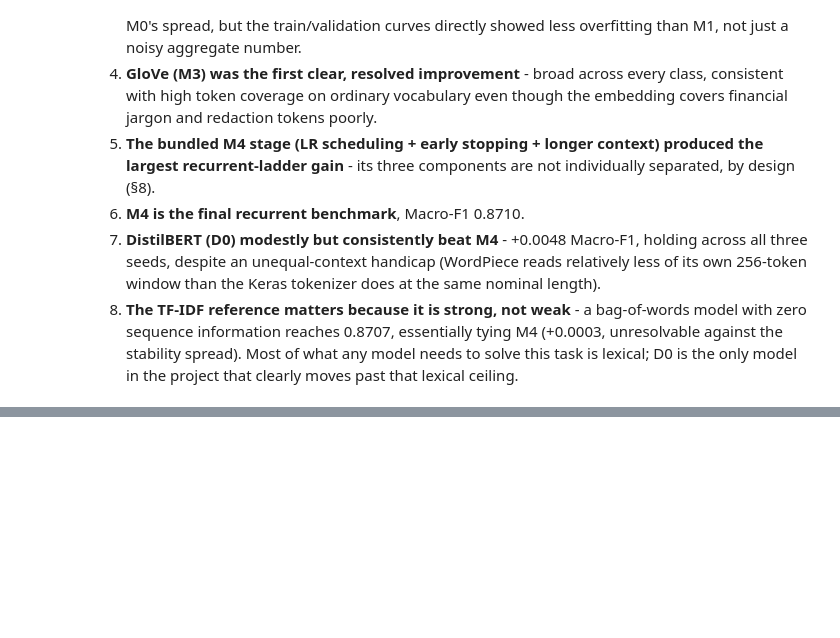
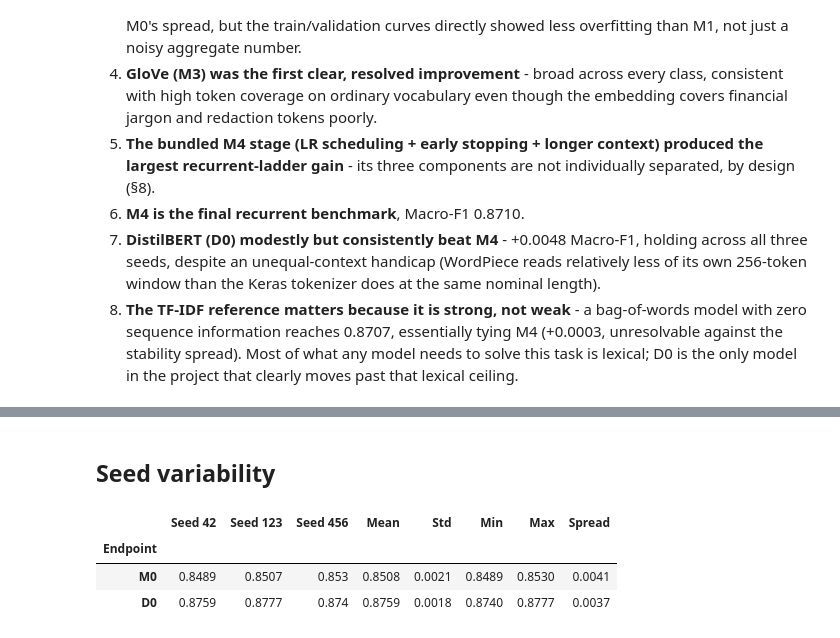
Before and after one commit to Udbhav748/fintech-complaint-classification-lstm-distilbert, a Jupyter notebook: notebooks/05_final_results.ipynb, the cells around one changed output, grey strips where cells are left out. Cells and saved outputs as stored; diff of their text form; code cells hidden in the pictures; blank space fills up the shorter version.

```diff
--- a/notebooks/05_final_results.ipynb
+++ b/notebooks/05_final_results.ipynb
@@ -326,0 +336,26 @@ and is not presented as a formal significance test.
+# %% [markdown]
+## Seed variability
+# %%
+m0_seeds = df[df["experiment"] == "M0"].sort_values("seed")
+d0_seeds = df[df["experiment"] == "D0"].sort_values("seed")
+
+m0_f1s = m0_seeds["macro_f1"].to_numpy()
+d0_f1s = d0_seeds["macro_f1"].to_numpy()
+
+m0_stats = seed_statistics(m0_f1s)
+d0_stats = seed_statistics(d0_f1s)
+
+stability_table = pd.DataFrame([
+    {"Endpoint": "M0", "Seed 42": m0_f1s[0], "Seed 123": m0_f1s[1], "Seed 456": m0_f1s[2],
+     "Mean": m0_stats["mean"], "Std": m0_stats["std"], "Min": m0_f1s.min(), "Max": m0_f1s.max(),
+     "Spread": m0_f1s.max() - m0_f1s.min()},
+    {"Endpoint": "D0", "Seed 42": d0_f1s[0], "Seed 123": d0_f1s[1], "Seed 456": d0_f1s[2],
+     "Mean": d0_stats["mean"], "Std": d0_stats["std"], "Min": d0_f1s.min(), "Max": d0_f1s.max(),
+     "Spread": d0_f1s.max() - d0_f1s.min()},
+]).set_index("Endpoint")
+stability_table.round(4)
+# %% [output]
+|  | Seed 42 | Seed 123 | Seed 456 | Mean | Std | Min | Max | Spread |
+| Endpoint |  |  |  |  |  |  |  |  |
+| M0 | 0.8489 | 0.8507 | 0.853 | 0.8508 | 0.0021 | 0.8489 | 0.8530 | 0.0041 |
+| D0 | 0.8759 | 0.8777 | 0.874 | 0.8759 | 0.0018 | 0.8740 | 0.8777 | 0.0037 |
```
Also changed, not shown: parts of 17 cells of this notebook, 2 other files.
